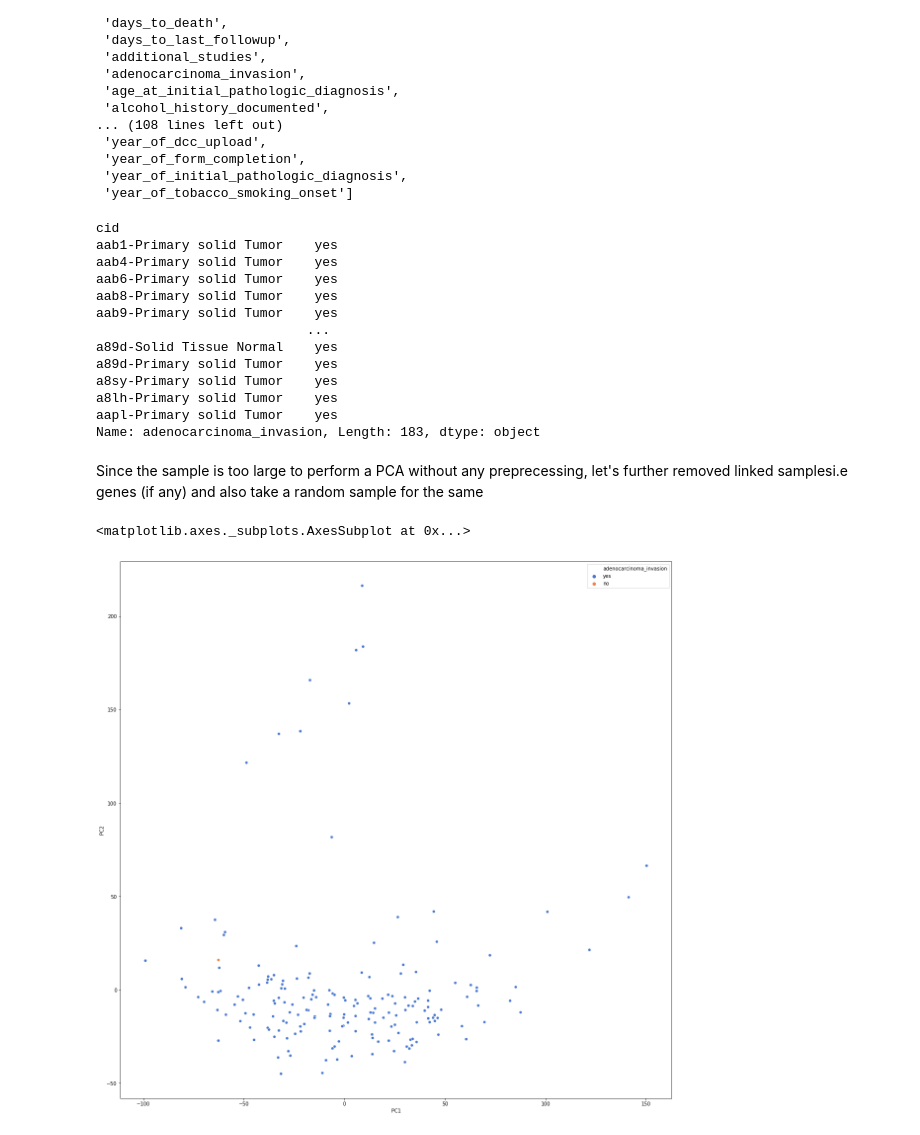
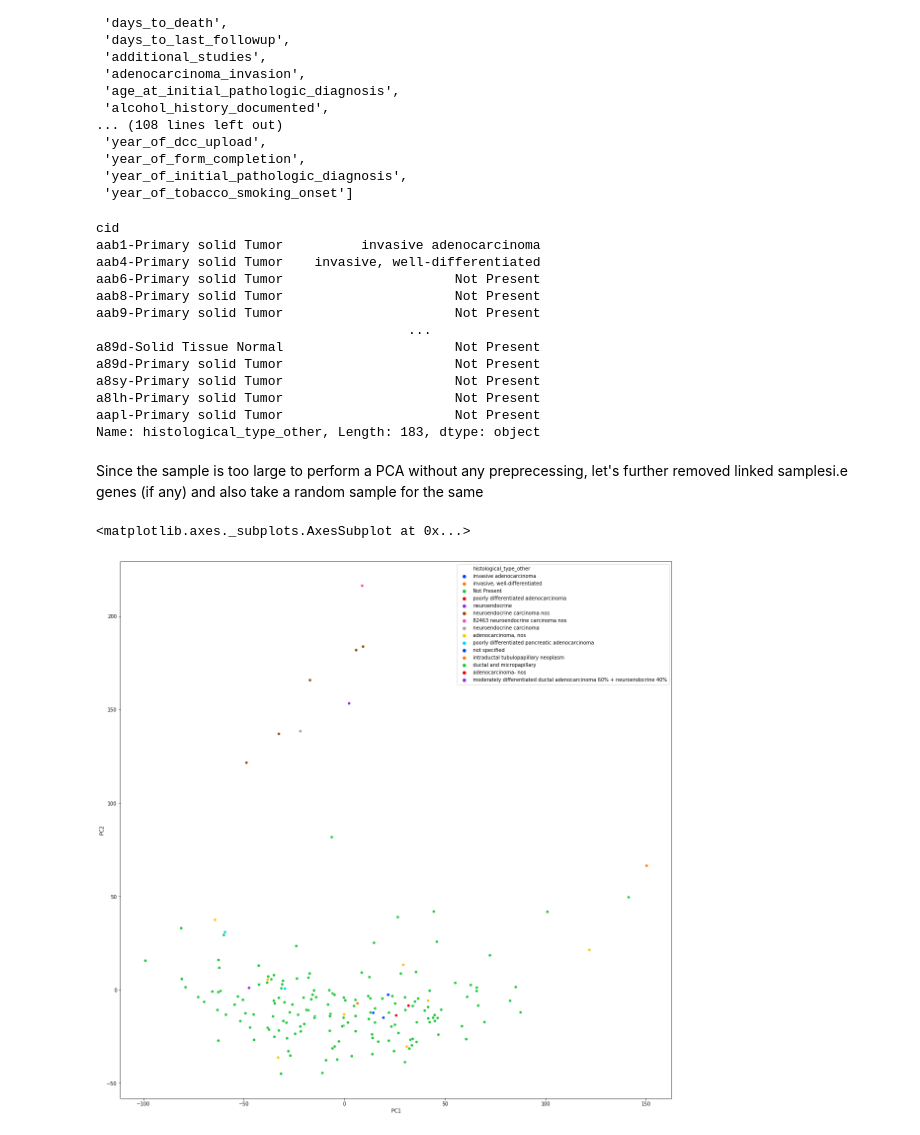
Before and after one commit to vaniisgh/PAAD_Analysis, a Jupyter notebook: Analysis.ipynb, the cells around one changed output. Cells and saved outputs as stored; diff of their text form; code cells hidden in the pictures.

```diff
--- a/Analysis.ipynb
+++ b/Analysis.ipynb
@@ -207,21 +207,22 @@ display(PAAD_rna.col_metadata_df.columns.to_list())
 #here we observe a few columns of interest we could group our data on in the PCA plot
 
 #Since we want to separtae the Adenocarcinoma from Neuroendocrine lets look at columns clearly mentioning those
-print(PAAD_rna.col_metadata_df['adenocarcinoma_invasion'])
+PAAD_rna.col_metadata_df['histological_type_other'] = PAAD_rna.col_metadata_df['histological_type_other'].replace(np.nan,'Not Present')
+print(PAAD_rna.col_metadata_df['histological_type_other'])
 # %% [output]
 cid
-aab1-Primary solid Tumor    yes
-aab4-Primary solid Tumor    yes
-aab6-Primary solid Tumor    yes
-aab8-Primary solid Tumor    yes
-aab9-Primary solid Tumor    yes
-                           ...
-a89d-Solid Tissue Normal    yes
-a89d-Primary solid Tumor    yes
-a8sy-Primary solid Tumor    yes
-a8lh-Primary solid Tumor    yes
-aapl-Primary solid Tumor    yes
-Name: adenocarcinoma_invasion, Length: 183, dtype: object
+aab1-Primary solid Tumor          invasive adenocarcinoma
+aab4-Primary solid Tumor    invasive, well-differentiated
+aab6-Primary solid Tumor                      Not Present
+aab8-Primary solid Tumor                      Not Present
+aab9-Primary solid Tumor                      Not Present
+                                        ...
+a89d-Solid Tissue Normal                      Not Present
+a89d-Primary solid Tumor                      Not Present
+a8sy-Primary solid Tumor                      Not Present
+a8lh-Primary solid Tumor                      Not Present
+aapl-Primary solid Tumor                      Not Present
+Name: histological_type_other, Length: 183, dtype: object
 # %% [markdown]
 Since the sample is too large to perform a PCA without any preprecessing, let's further removed linked samplesi.e genes (if any) and also take a random sample for the same
 # %%
@@ -242,17 +243,18 @@ principalComponents = pca_full.fit_transform(expr_df.T)
 # %%
 import matplotlib.pyplot as plt
 
 
 pca_toplot = pd.DataFrame(principalComponents,index=expr_df.T.index).reset_index()
-pca_toplot = pca_toplot.merge(PAAD_rna.col_metadata_df['adenocarcinoma_invasion'],on='cid')
+pca_toplot = pca_toplot.merge(PAAD_rna.col_metadata_df['histological_type_other'],on='cid')
 pca_toplot.rename(columns={'index':'Sample ID',0:"PC1",1:"PC2",2:"PC3",3:"PC4",4:"PC5"},inplace=True)
 
 plt.gcf().set_size_inches(20, 20)
-cmap = sns.color_palette("muted",n_colors=len(list(set(PAAD_rna.col_metadata_df['adenocarcinoma_invasion']))))
-sns.scatterplot(pca_toplot["PC1"],pca_toplot["PC2"],hue =pca_toplot["adenocarcinoma_invasion"],palette=cmap)
+cmap = sns.color_palette("bright",n_colors=len(list(set(PAAD_rna.col_metadata_df['histological_type_other']))))
+
+sns.scatterplot(pca_toplot["PC1"],pca_toplot["PC2"],hue =pca_toplot['histological_type_other'],palette=cmap)
 # %% [output]
 <matplotlib.axes._subplots.AxesSubplot at 0x...>
-[figure, old version]
+[figure, new version]
 # %%
 #specify palette
 plt.gcf().set_size_inches(20, 20)
```
Also changed, not shown: parts of 10 cells of this notebook, 1 other file.
